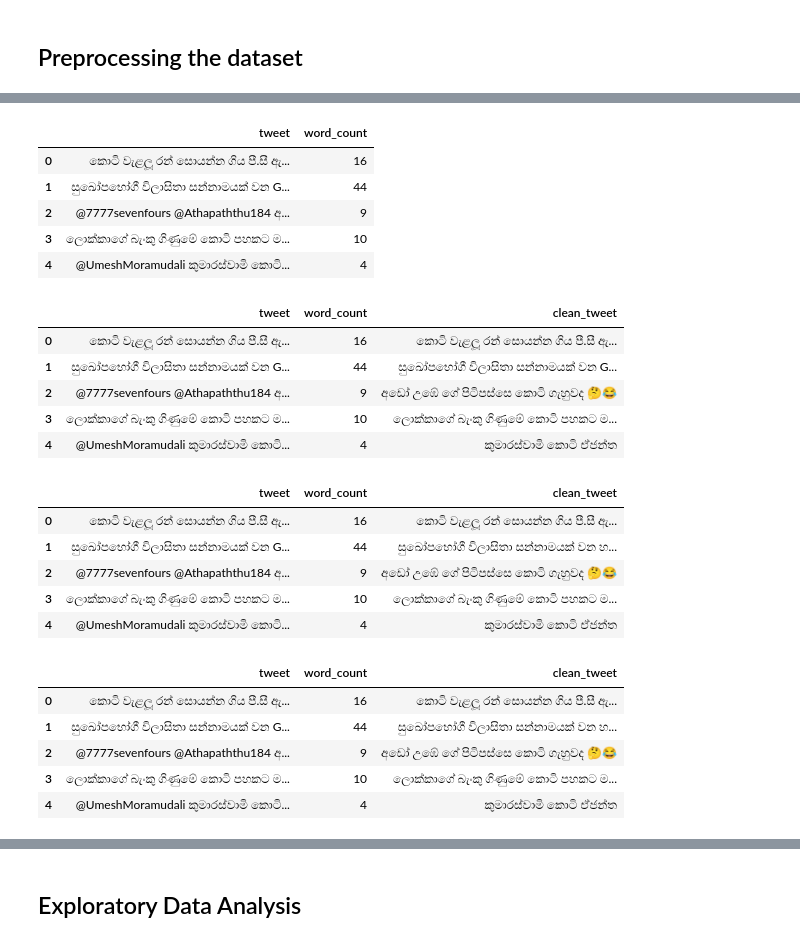
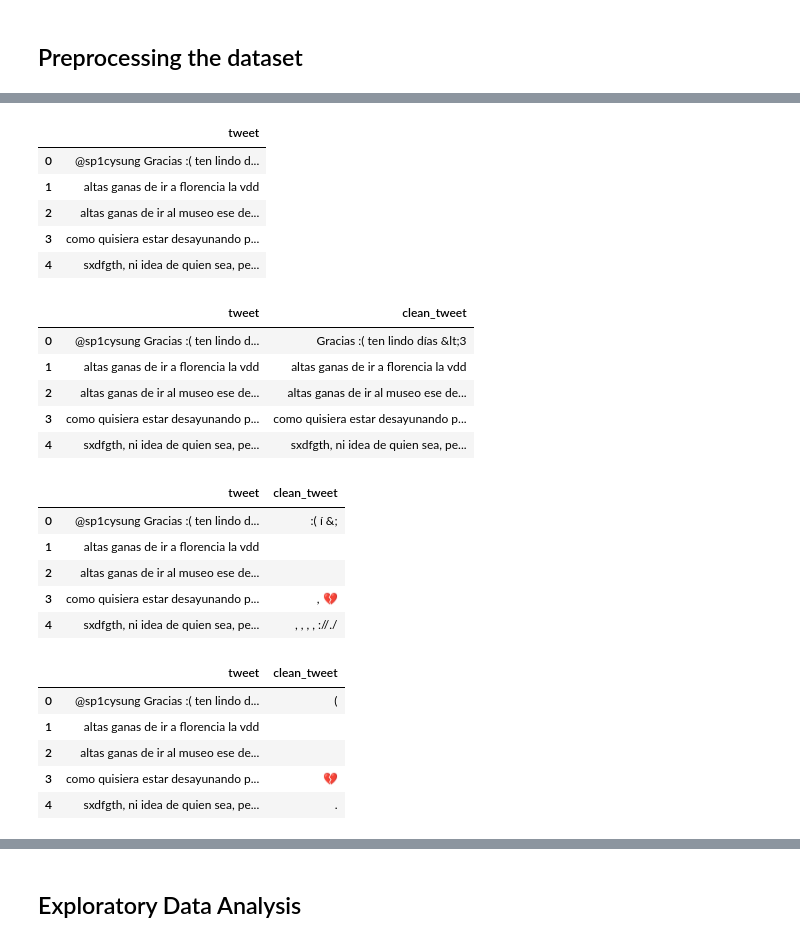
Before and after one commit to lakshitha1629/Offensive_Language_Detector, a Jupyter notebook: Preprocessing.ipynb, the cells around one changed output, grey strips where cells are left out. Saved outputs shown, nothing was run; the diff lists cells and outputs as text; code cells hidden in the pictures.

```diff
--- a/Preprocessing.ipynb
+++ b/Preprocessing.ipynb
@@ -15,7 +15,7 @@ warnings.filterwarnings('ignore')
 # %% [markdown]
 ## Loading the dataset
 # %%
-df = pd.read_csv('negative_new_කොටි.csv', encoding='utf-8')
+df = pd.read_csv('negative_new_test.csv', encoding='utf-8')
 df.head()
 # %% [output]
 |  | Unnamed: 0 | id | conversation_id | created_at | date | time | timezone | user_id | username | ... |
@@ -90,42 +77,42 @@ def remove_pattern(input_txt, pattern):
 
 df.head()
 # %% [output]
-|  | tweet | word_count |
-| 0 | කොටි වැළලූ රන් සොයන්න ගිය පී.සී ඇ... | 16 |
-| 1 | සුඛෝපභෝගී විලාසිතා සන්නාමයක් වන G... | 44 |
-| 2 | @7777sevenfours @Athapaththu184 අ... | 9 |
-| 3 | ලොක්කාගේ බැංකු ගිණුමේ කොටි පහකට ම... | 10 |
-| 4 | @UmeshMoramudali කුමාරස්වාමි කොටි... | 4 |
+|  | tweet |
+| 0 | @sp1cysung Gracias :( ten lindo d... |
+| 1 | altas ganas de ir a florencia la vdd |
+| 2 | altas ganas de ir al museo ese de... |
+| 3 | como quisiera estar desayunando p... |
+| 4 | sxdfgth, ni idea de quien sea, pe... |
 # %%
 # remove twitter handles (@user)
 df['clean_tweet'] = np.vectorize(remove_pattern)(df['tweet'], "@[\w]*")
 df.head()
 # %% [output]
-|  | tweet | word_count | clean_tweet |
-| 0 | කොටි වැළලූ රන් සොයන්න ගිය පී.සී ඇ... | 16 | කොටි වැළලූ රන් සොයන්න ගිය පී.සී ඇ... |
-| 1 | සුඛෝපභෝගී විලාසිතා සන්නාමයක් වන G... | 44 | සුඛෝපභෝගී විලාසිතා සන්නාමයක් වන G... |
-| 2 | @7777sevenfours @Athapaththu184 අ... | 9 | අඩෝ උඹේ ගේ පිටිපස්සෙ කොටි ගැහුවද 🤔😂 |
-| 3 | ලොක්කාගේ බැංකු ගිණුමේ කොටි පහකට ම... | 10 | ලොක්කාගේ බැංකු ගිණුමේ කොටි පහකට ම... |
-| 4 | @UmeshMoramudali කුමාරස්වාමි කොටි... | 4 | කුමාරස්වාමි කොටි ඒජන්ත |
+|  | tweet | clean_tweet |
+| 0 | @sp1cysung Gracias :( ten lindo d... | Gracias :( ten lindo días &lt;3 |
+| 1 | altas ganas de ir a florencia la vdd | altas ganas de ir a florencia la vdd |
+| 2 | altas ganas de ir al museo ese de... | altas ganas de ir al museo ese de... |
+| 3 | como quisiera estar desayunando p... | como quisiera estar desayunando p... |
+| 4 | sxdfgth, ni idea de quien sea, pe... | sxdfgth, ni idea de quien sea, pe... |
 # %%
 # remove eng characters, numbers and punctuations
 df['clean_tweet'] = df['clean_tweet'].str.replace("[!^a-zA-Z0-9#]", "")
 df.head()
 # %% [output]
-|  | tweet | word_count | clean_tweet |
-| 0 | කොටි වැළලූ රන් සොයන්න ගිය පී.සී ඇ... | 16 | කොටි වැළලූ රන් සොයන්න ගිය පී.සී ඇ... |
-| 1 | සුඛෝපභෝගී විලාසිතා සන්නාමයක් වන G... | 44 | සුඛෝපභෝගී විලාසිතා සන්නාමයක් වන හ... |
-| 2 | @7777sevenfours @Athapaththu184 අ... | 9 | අඩෝ උඹේ ගේ පිටිපස්සෙ කොටි ගැහුවද 🤔😂 |
-| 3 | ලොක්කාගේ බැංකු ගිණුමේ කොටි පහකට ම... | 10 | ලොක්කාගේ බැංකු ගිණුමේ කොටි පහකට ම... |
-| 4 | @UmeshMoramudali කුමාරස්වාමි කොටි... | 4 | කුමාරස්වාමි කොටි ඒජන්ත |
+|  | tweet | clean_tweet |
+| 0 | @sp1cysung Gracias :( ten lindo d... | :( í &; |
+| 1 | altas ganas de ir a florencia la vdd |  |
+| 2 | altas ganas de ir al museo ese de... |  |
+| 3 | como quisiera estar desayunando p... | , 💔 |
+| 4 | sxdfgth, ni idea de quien sea, pe... | , , , , ://./ |
 # %%
 # remove special characters
-df['clean_tweet']=df['clean_tweet'].str.replace(":|/|&|$|!","")
+df['clean_tweet']=df['clean_tweet'].str.replace(":|/|&|$|!|,|í|:|;","")
 df.head()
 # %% [output]
-|  | tweet | word_count | clean_tweet |
-| 0 | කොටි වැළලූ රන් සොයන්න ගිය පී.සී ඇ... | 16 | කොටි වැළලූ රන් සොයන්න ගිය පී.සී ඇ... |
-| 1 | සුඛෝපභෝගී විලාසිතා සන්නාමයක් වන G... | 44 | සුඛෝපභෝගී විලාසිතා සන්නාමයක් වන හ... |
-| 2 | @7777sevenfours @Athapaththu184 අ... | 9 | අඩෝ උඹේ ගේ පිටිපස්සෙ කොටි ගැහුවද 🤔😂 |
-| 3 | ලොක්කාගේ බැංකු ගිණුමේ කොටි පහකට ම... | 10 | ලොක්කාගේ බැංකු ගිණුමේ කොටි පහකට ම... |
-| 4 | @UmeshMoramudali කුමාරස්වාමි කොටි... | 4 | කුමාරස්වාමි කොටි ඒජන්ත |
+|  | tweet | clean_tweet |
+| 0 | @sp1cysung Gracias :( ten lindo d... | ( |
+| 1 | altas ganas de ir a florencia la vdd |  |
+| 2 | altas ganas de ir al museo ese de... |  |
+| 3 | como quisiera estar desayunando p... | 💔 |
+| 4 | sxdfgth, ni idea de quien sea, pe... | . |
```
Also changed, not shown: parts of 16 cells of this notebook, 2 other files.
